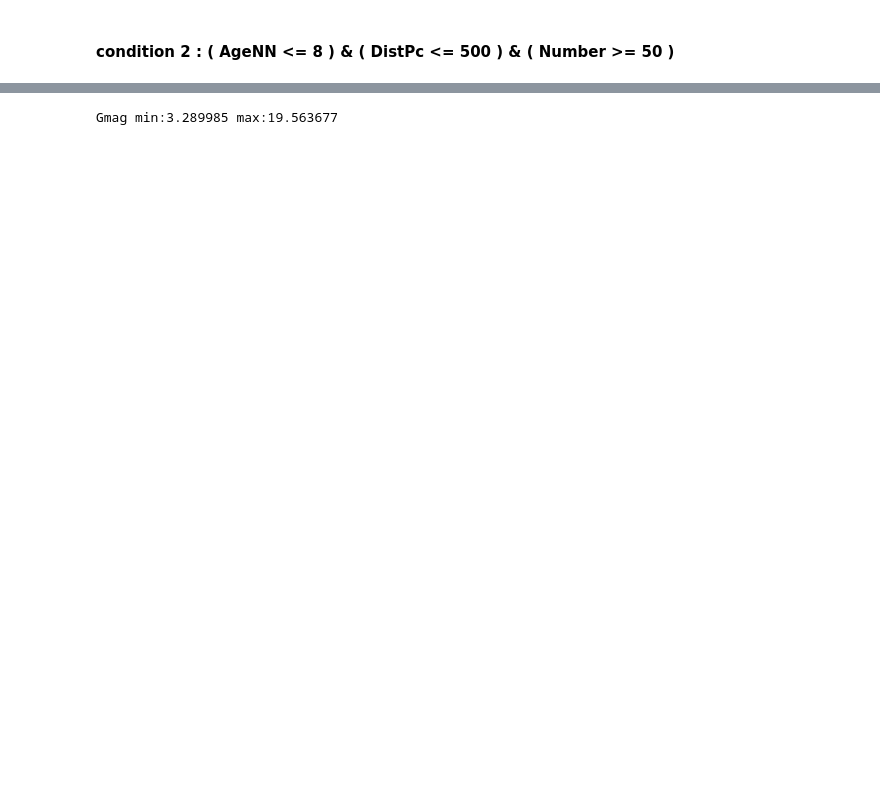
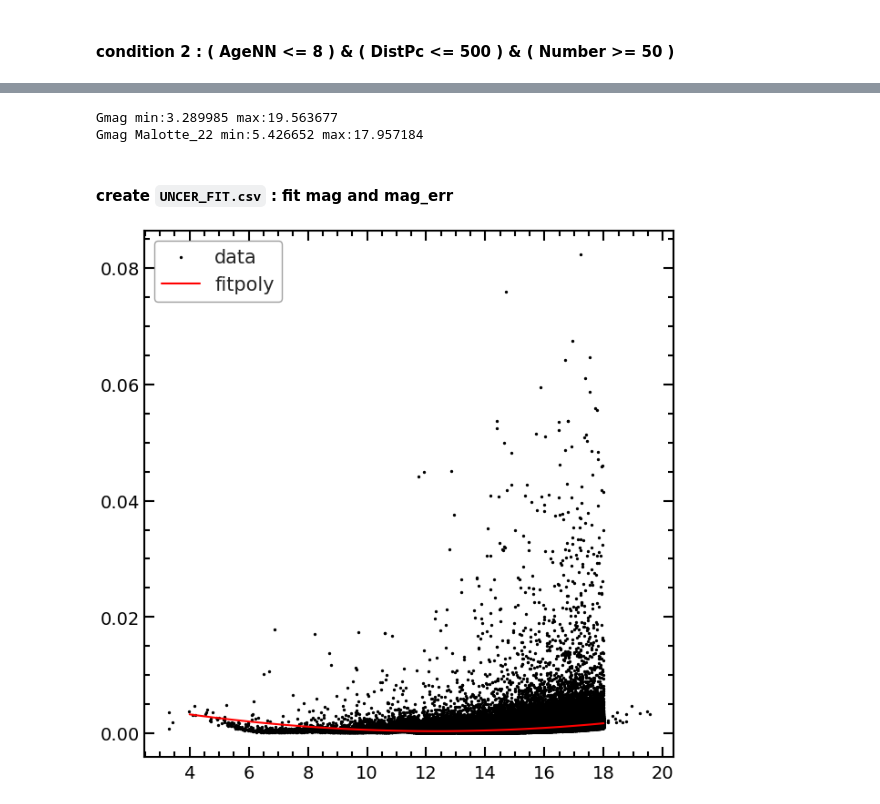
Before and after one commit to ShenYueYue-Sara/Cluster, a Jupyter notebook: code/point_source/obs_data.ipynb, the cells around one changed output, grey strips where cells are left out. Drawn from its saved outputs; the diff is of its cells as text; code cells hidden in the pictures; blank space fills up the shorter version.

Commit message:
uncertainty fit half down

```diff
--- a/code/point_source/obs_data.ipynb
+++ b/code/point_source/obs_data.ipynb
@@ -82,5 +82,34 @@ table1[table1['Cluster']=='Melotte_22']
 | 736 | Melotte_22 | 56.601002 | 24.114 | 1.274 | 952 | 20.077 | -45.502998 | 7.346 | NN | 7.89 | 0.18 | ... |
 # %%
 print('Gmag min:%f max:%f'%(min(nodup['Gmag']),max(nodup['Gmag'])))
+
+print('Gmag Malotte_22 min:%f max:%f'%(min(nodup[nodup['Cluster']=='Melotte_22']['Gmag']),max(nodup[nodup['Cluster']=='Melotte_22']['Gmag'])))
 # %% [output]
 Gmag min:3.289985 max:19.563677
+Gmag Malotte_22 min:5.426652 max:17.957184
+# %% [markdown]
+#### create `UNCER_FIT.csv` : fit mag and mag_err
+# %%
+import numpy as np
+from scipy.optimize import curve_fit
+import matplotlib.pyplot as plt
+
+# 拟合数据
+xdata = nodup['Gmag']
+ydata = nodup['phot_g_mean_mag_error']
+
+# 进行多项式拟合
+poly_coeffs = np.polyfit(xdata, ydata, 2)
+# 使用curve_fit函数进行拟合
+popt, pcov = curve_fit(func, xdata, ydata)
+
+# 生成样本数据
+xfine = np.linspace(4, 18, 100)
+
+# 绘制数据和拟合曲线
+plt.scatter(xdata, ydata, s=2, c='k', label='data')
+plt.plot(xfine, np.polyval(poly_coeffs, xfine), 'r-', label='fitpoly')
+plt.legend()
+plt.show()
+# %% [output]
+[figure, added]
```
Also changed, not shown: parts of 3 cells of this notebook.
